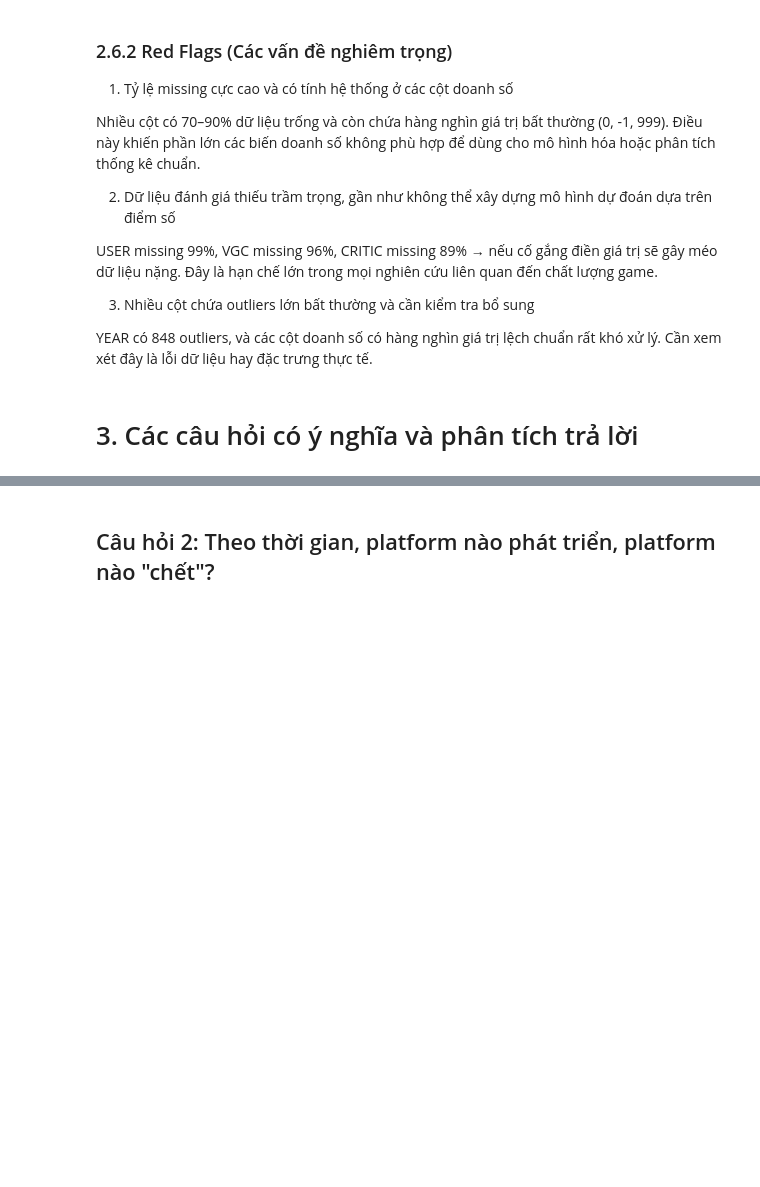
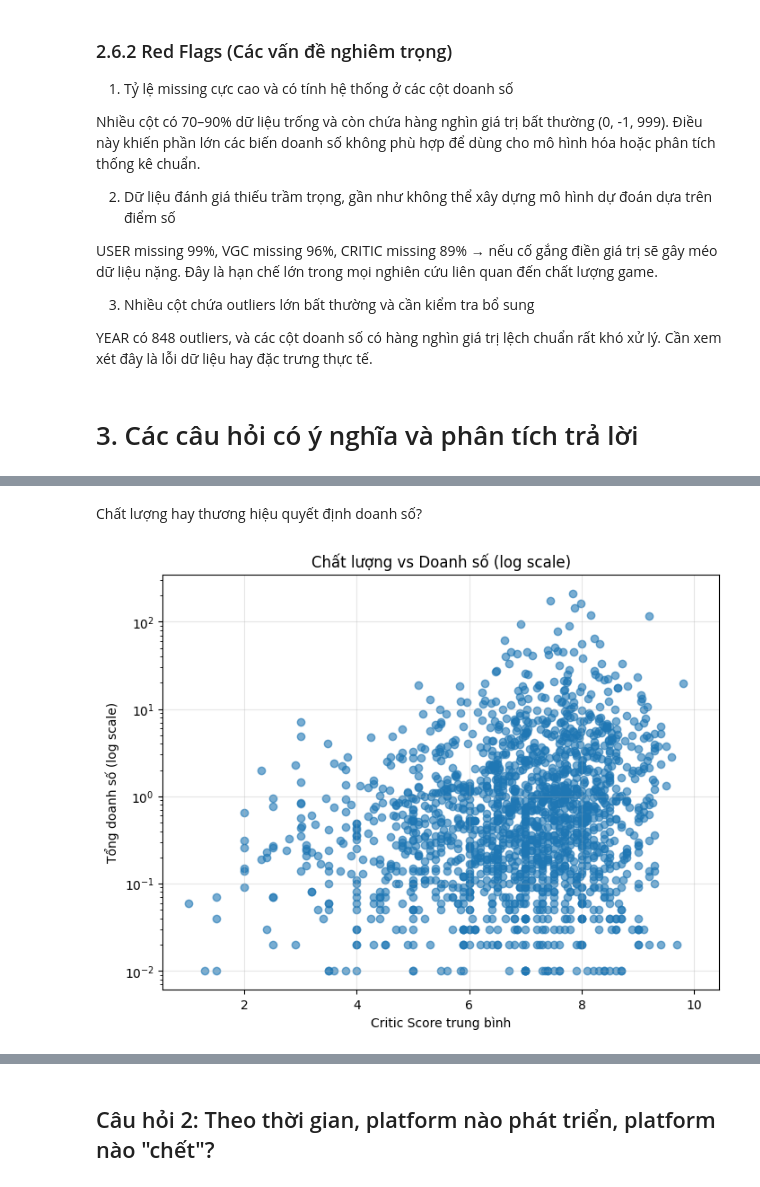
Before and after one commit to chichic21039/LTKHDL-GameDataset, a Jupyter notebook: GameDataset.ipynb, the cells around one changed output, grey strips where cells are left out. Drawn from its saved outputs; the diff is of its cells as text; code cells hidden in the pictures; blank space fills up the shorter version.

```diff
--- a/GameDataset.ipynb
+++ b/GameDataset.ipynb
@@ -879,0 +952,14 @@ YEAR có 848 outliers, và các cột doanh số có hàng nghìn giá trị l
+# %% [markdown]
+Chất lượng hay thương hiệu quyết định doanh số?
+# %%
+plt.figure(figsize=(8,6))
+plt.scatter(pairs['critic_mean'], pairs['sales_total'], alpha=0.6)
+
+plt.yscale('log')
+plt.xlabel("Critic Score trung bình")
+plt.ylabel("Tổng doanh số (log scale)")
+plt.title("Chất lượng vs Doanh số (log scale)")
+plt.grid(alpha=0.3)
+plt.show()
+# %% [output]
+[figure, added]
```
Also changed, not shown: parts of 39 cells of this notebook.
